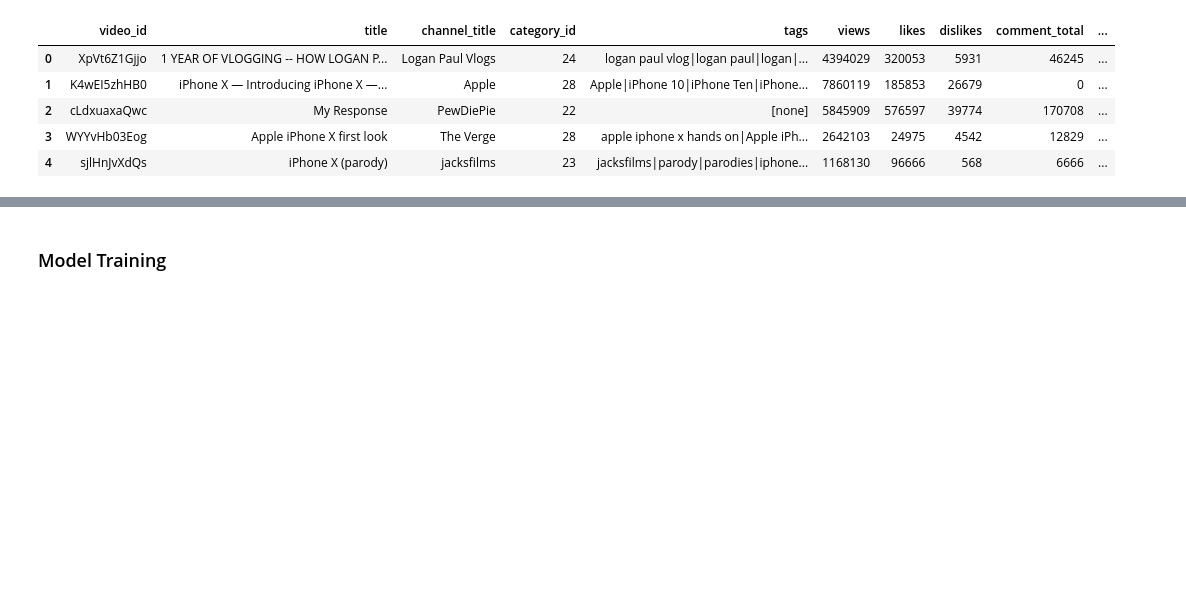
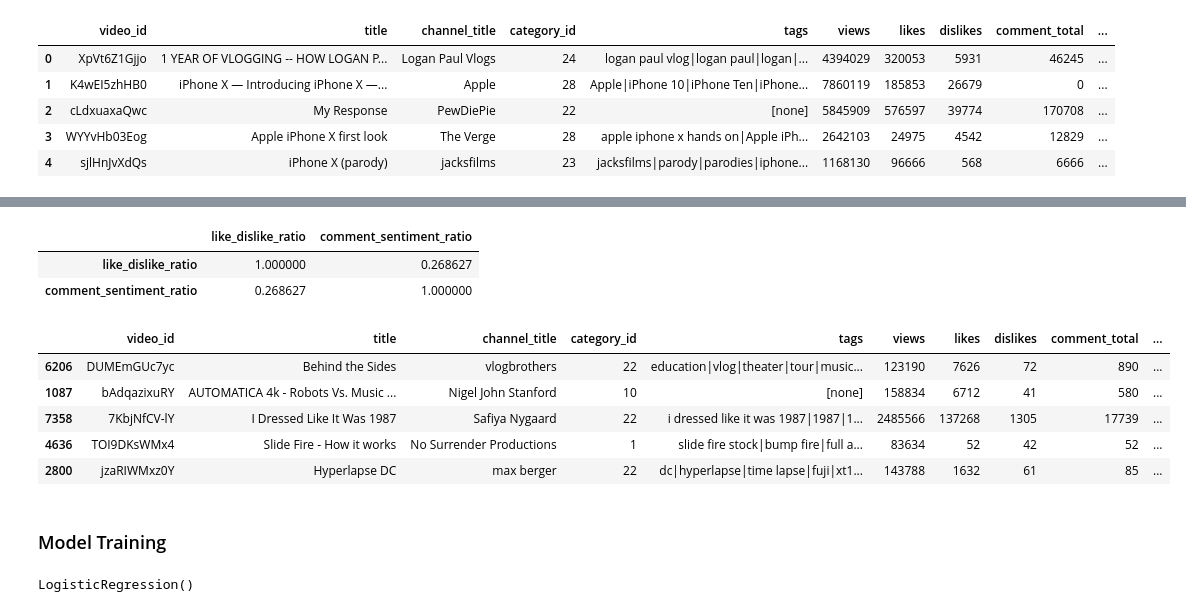
Before and after one commit to betanight/youtube_sentiment_analysis, a Jupyter notebook: notebooks/eda_analysis_jeel.ipynb, the cells around one changed output, grey strips where cells are left out. Saved outputs shown, nothing was run; the diff lists cells and outputs as text; code cells hidden in the pictures; blank space fills up the shorter version.

```diff
--- a/notebooks/eda_analysis_jeel.ipynb
+++ b/notebooks/eda_analysis_jeel.ipynb
@@ -301,3 +323,19 @@ display(videos.head(5)) # Display the first 10 rows of the like-dislike ratio
+# %%
+cv[['like_dislike_ratio', 'comment_sentiment_ratio']].corr()
+# %% [output]
+|  | like_dislike_ratio | comment_sentiment_ratio |
+| like_dislike_ratio | 1.000000 | 0.268627 |
+| comment_sentiment_ratio | 0.268627 | 1.000000 |
+# %%
+cv['ratio_diff'] = cv['like_dislike_ratio'] - cv['comment_sentiment_ratio'] # Calculate the difference between the like-dislike ratio and the comment sentiment ratio
+cv.sort_values('ratio_diff', ascending=False).sample(5) # Sort the DataFrame by the ratio difference in descending order
+# %% [output]
+|  | video_id | title | channel_title | category_id | tags | views | likes | dislikes | comment_total | ... |
+| 6206 | DUMEmGUc7yc | Behind the Sides | vlogbrothers | 22 | education|vlog|theater|tour|music... | 123190 | 7626 | 72 | 890 | ... |
+| 1087 | bAdqazixuRY | AUTOMATICA 4k - Robots Vs. Music ... | Nigel John Stanford | 10 | [none] | 158834 | 6712 | 41 | 580 | ... |
+| 7358 | 7KbjNfCV-lY | I Dressed Like It Was 1987 | Safiya Nygaard | 22 | i dressed like it was 1987|1987|1... | 2485566 | 137268 | 1305 | 17739 | ... |
+| 4636 | TOI9DKsWMx4 | Slide Fire - How it works | No Surrender Productions | 1 | slide fire stock|bump fire|full a... | 83634 | 52 | 42 | 52 | ... |
+| 2800 | jzaRIWMxz0Y | Hyperlapse DC | max berger | 22 | dc|hyperlapse|time lapse|fuji|xt1... | 143788 | 1632 | 61 | 85 | ... |
 # %% [markdown]
 ### Model Training
 # %%
@@ -308,0 +351,5 @@ X_train, y_train, X_test, y_test = train_test_split(
+# %%
+model = LogisticRegression() # Initialize the Logistic Regression model
+model.fit(X_train_vectorized, y_train) # Fit the model to the training data
+# %% [output]
+LogisticRegression()
```
Also changed, not shown: parts of 17 cells of this notebook, 4 other files.
